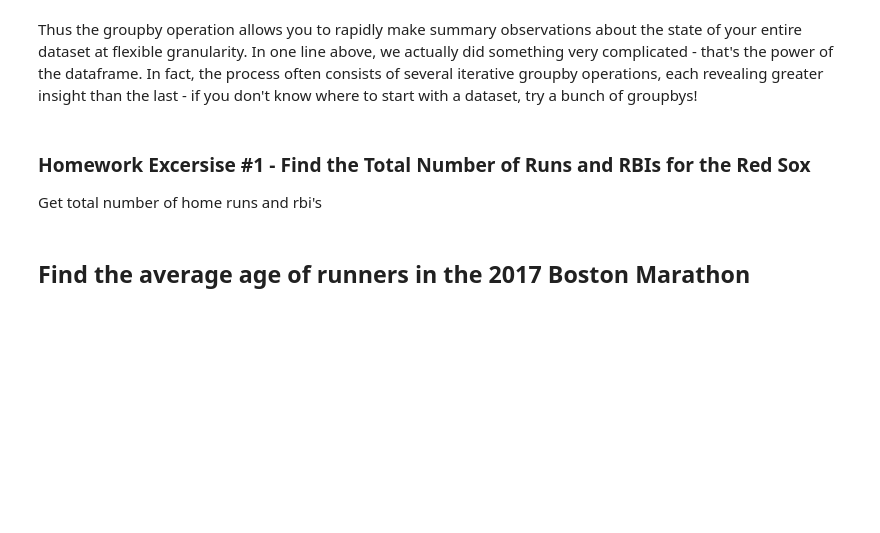
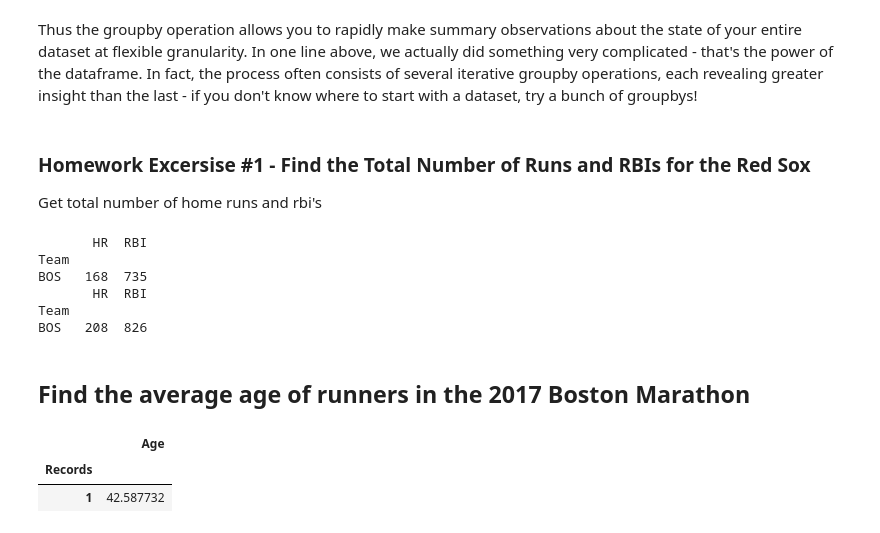
Before and after one commit to acquaintence/ct-pandas-1, a Jupyter notebook: pandas-1.ipynb, the cells around one changed output. Saved outputs shown, nothing was run; the diff lists cells and outputs as text; code cells hidden in the pictures; blank space fills up the shorter version.

```diff
--- a/pandas-1.ipynb
+++ b/pandas-1.ipynb
@@ -614,5 +652,37 @@ TEAM    HR   RBI
 ----------------
 BOS     144  538
 """
+
+def make_team(name):
+    team = 'BOS'
+    return team
+
+# bos17['Team'] = bos17['Name'].apply(make_team)
+# bos18['Team'] = bos18['Name'].apply(make_team)
+bos18
+team17 = bos17.groupby('Team').sum()[['HR','RBI']]
+team18 = bos18.groupby('Team').sum()[['HR','RBI']]
+print(f"{team17}\n{team18}")
+# %% [output]
+       HR  RBI
+Team
+BOS   168  735
+       HR  RBI
+Team
+BOS   208  826
 # %% [markdown]
 ## Find the average age of runners in the 2017 Boston Marathon
+# %%
+marathon17avg = {
+    'Records': marathon['Number of Records'],
+    'Age': marathon['Age']
+}
+
+marathon17avg = pd.DataFrame.from_dict(marathon17avg)
+# marathon17avg
+avg_age17 = marathon17avg.groupby('Records').mean()[['Age']]
+avg_age17
+# %% [output]
+|  | Age |
+| Records |  |
+| 1 | 42.587732 |
```
Also changed, not shown: parts of 4 cells of this notebook.
